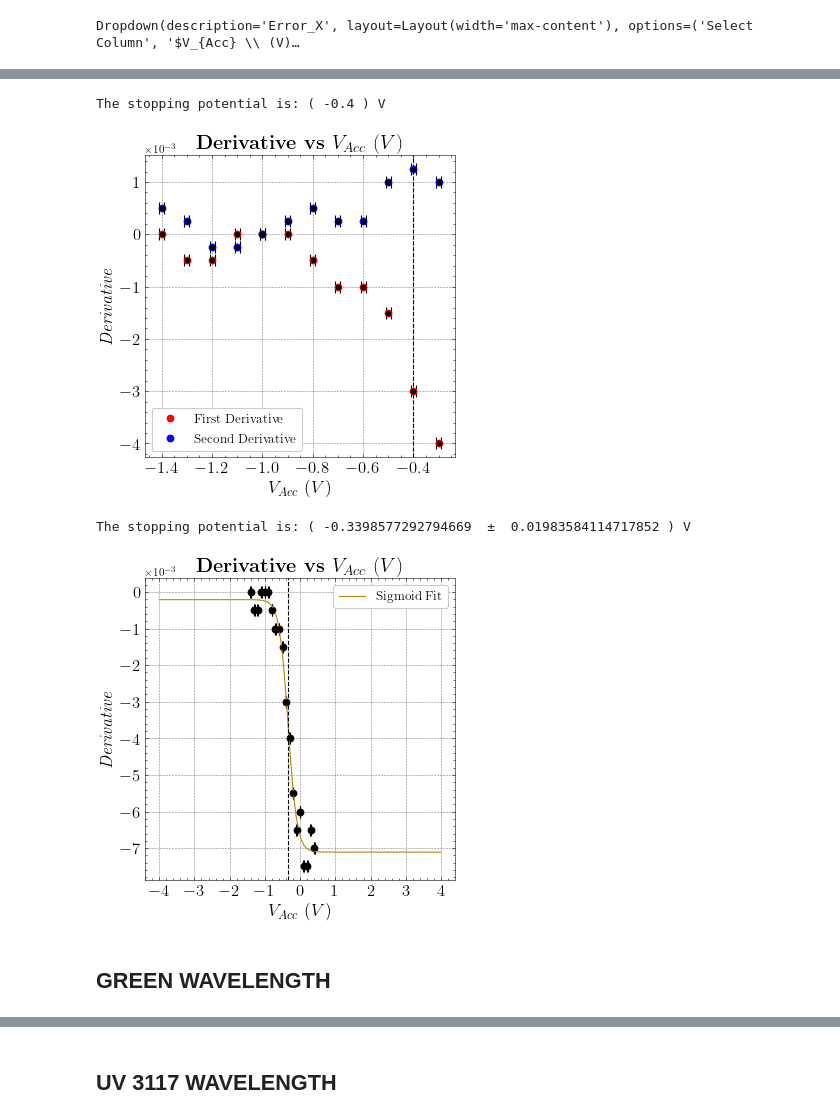
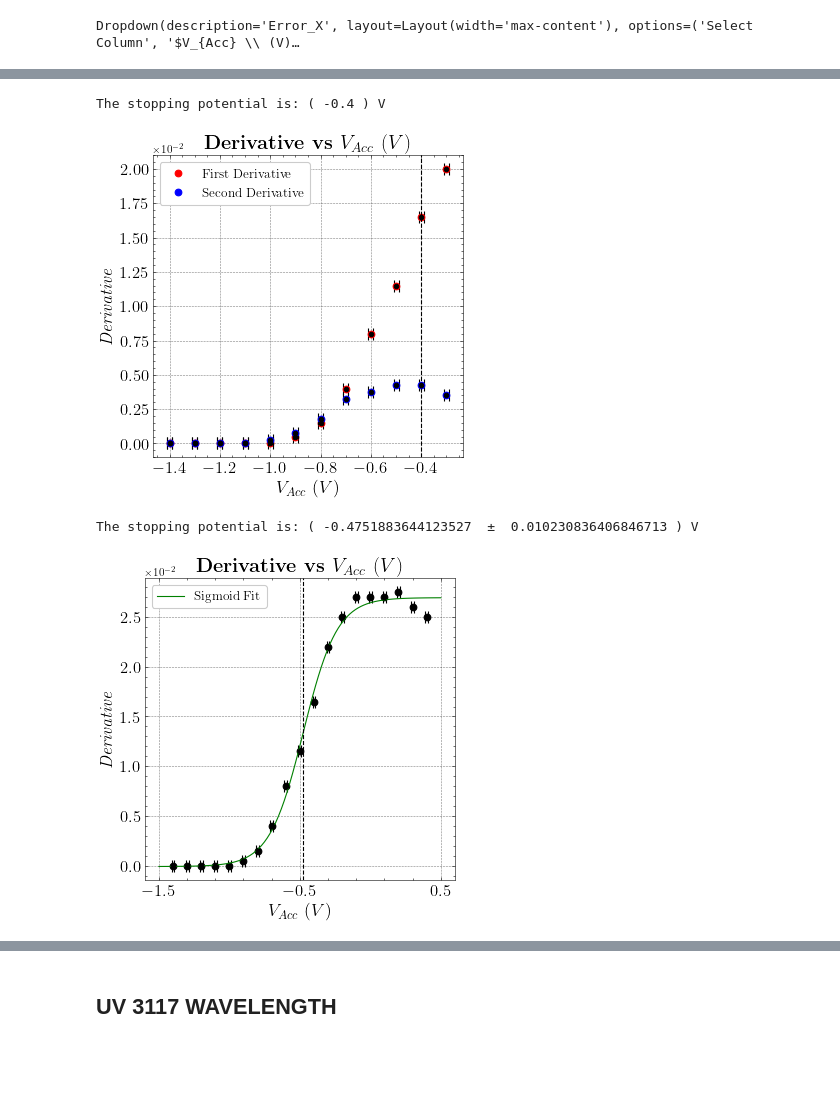
Before and after one commit to rvizarreta/ModernLab, a Jupyter notebook: 3. Photoelectric Effect/Lab.ipynb, the cells around one changed output, grey strips where cells are left out. Cells and saved outputs as stored; diff of their text form; code cells hidden in the pictures; blank space fills up the shorter version.

```diff
--- a/3. Photoelectric Effect/Lab.ipynb
+++ b/3. Photoelectric Effect/Lab.ipynb
@@ -91,7 +91,7 @@ def DerivativeFinder(df,color,x_label,y_label,low_limit, up_limit):
     df = df[(df['$V_{Acc} \ (V)$'] > low_limit) & (df['$V_{Acc} \ (V)$'] < up_limit)]
 
     # FIRST DERIVATIVE
-    xdata1, ydata1, error_y1, error_x1 = df[drop_down_x.value], np.gradient(df[drop_down_y.value]), df[drop_down_error_y.value], df[drop_down_error_x.value]
+    xdata1, ydata1, error_y1, error_x1 = df[drop_down_x.value], np.gradient(df[drop_down_y.value].to_numpy()), 0, df[drop_down_error_x.value]
     plt.errorbar(xdata1,ydata1,xerr=error_x1,capsize = 5,marker = 'o',markersize=4, linestyle = 'None',color=color)
     plt.plot(xdata1,ydata1, 'o', color='red', linewidth=1.5, label='First Derivative')
 
@@ -107,7 +107,7 @@ def DerivativeFinder(df,color,x_label,y_label,low_limit, up_limit):
     plt.ylabel(r'$\textit{'+ y_label +'}$', fontsize = 16)
     plt.ticklabel_format(axis="y", style="sci", scilimits=(0,0))
     plt.title(title, fontsize = 18)
-    plt.legend(prop={'size': 12}, loc=3)
+    plt.legend(prop={'size': 12}, loc=2)
     plt.xticks(fontsize=15)
     plt.yticks(fontsize=15)
     plt.savefig("Figures/figure.png")
@@ -119,7 +119,7 @@ def DerivativeFinder(df,color,x_label,y_label,low_limit, up_limit):
 
     return v_lim
 
-def SigmoidFit(df,color,x_label,y_label,low_limit, up_limit):
+def SigmoidFit(df,color,x_label,y_label,low_limit, up_limit, freq):
 
     fig = plt.figure(figsize=(5, 5), dpi=80)
 
@@ -138,7 +138,7 @@ def SigmoidFit(df,color,x_label,y_label,low_limit, up_limit):
     perr = np.sqrt(np.diag(pcov))
 
     # Plotting Sigmoid
-    x = np.linspace(-4, 4, 100)
+    x = np.linspace(low_limit, up_limit, 100)
     y = sigmoid(x, *popt)
     plt.plot(x,y, color=color, label='Sigmoid Fit')
 
@@ -147,7 +147,8 @@ def SigmoidFit(df,color,x_label,y_label,low_limit, up_limit):
     plt.ylabel(r'$\textit{'+ y_label +'}$', fontsize = 16)
     plt.ticklabel_format(axis="y", style="sci", scilimits=(0,0))
     plt.title(title, fontsize = 18)
-    plt.legend(prop={'size': 12}, loc=1)
+    plt.xticks(np.arange(min(x), max(x)+.5, freq))
+    plt.legend(prop={'size': 12}, loc=2)
     plt.xticks(fontsize=15)
     plt.yticks(fontsize=15)
     plt.savefig("Figures/figure.png")
@@ -271,7 +272,7 @@ URL = 'https://docs.google.com/spreadsheets/d/{0}/gviz/tq?tqx=out:csv&sheet={1}'
     googleSheetId, workSheetName)
 df = pd.read_csv(URL)
 df = df.iloc[: , :4]
-df = df.sort_values(by='$V_{Acc} \ (V)$', ascending=False)
+df = df.sort_values(by='$V_{Acc} \ (V)$', ascending=True)
 df
 # %% [output]
 |  | $V_{Acc} \ (V)$ | V-Error (V) | $I_{Photo} \ (nA)$ | I-Error (nA) |
@@ -319,0 +351,10 @@ Dropdown(description='Error_X', layout=Layout(width='max-content'), options=('Se
+# %%
+# READING THE DATA FROM GOOGLE SHEETS ---------------------------------------
+googleSheetId = '17H9-jFJKk_K1OKo1Tb_DOF_XxemwUpaan1Le9xGHFqA'
+workSheetName = 'Green_Obs'
+URL = 'https://docs.google.com/spreadsheets/d/{0}/gviz/tq?tqx=out:csv&sheet={1}'.format(
+    googleSheetId, workSheetName)
+df = pd.read_csv(URL)
+df = df.iloc[: , :4]
+df = df.sort_values(by='$V_{Acc} \ (V)$', ascending=True)
+df
@@ -337,13 +396,11 @@ V_stop = DerivativeFinder(df1,'black',drop_down_x.value,'Derivative',-1.8,-0.2)
 print("The stopping potential is: (", V_stop, ") V")
 # %% [output]
 The stopping potential is: ( -0.4 ) V
-[figure, old version]
+[figure, new version]
 # %%
 # SIGMOID FIT
-V_stop, V_uncertainty = SigmoidFit(df,'darkgoldenrod',drop_down_x.value,'Derivative',-1.5, 0.5)
+V_stop, V_uncertainty = SigmoidFit(df,'Green',drop_down_x.value,'Derivative',-1.5, 0.5, 1)
 print("The stopping potential is: (", V_stop, " ± ", V_uncertainty, ") V")
 # %% [output]
-The stopping potential is: ( -0.3398577292794669  ±  0.01983584114717852 ) V
+The stopping potential is: ( -0.4751883644123527  ±  0.010230836406846713 ) V
-[figure, old version]
+[figure, new version]
-# %% [markdown]
-## GREEN WAVELENGTH
```
Also changed, not shown: parts of 42 cells of this notebook, 3 other files.
